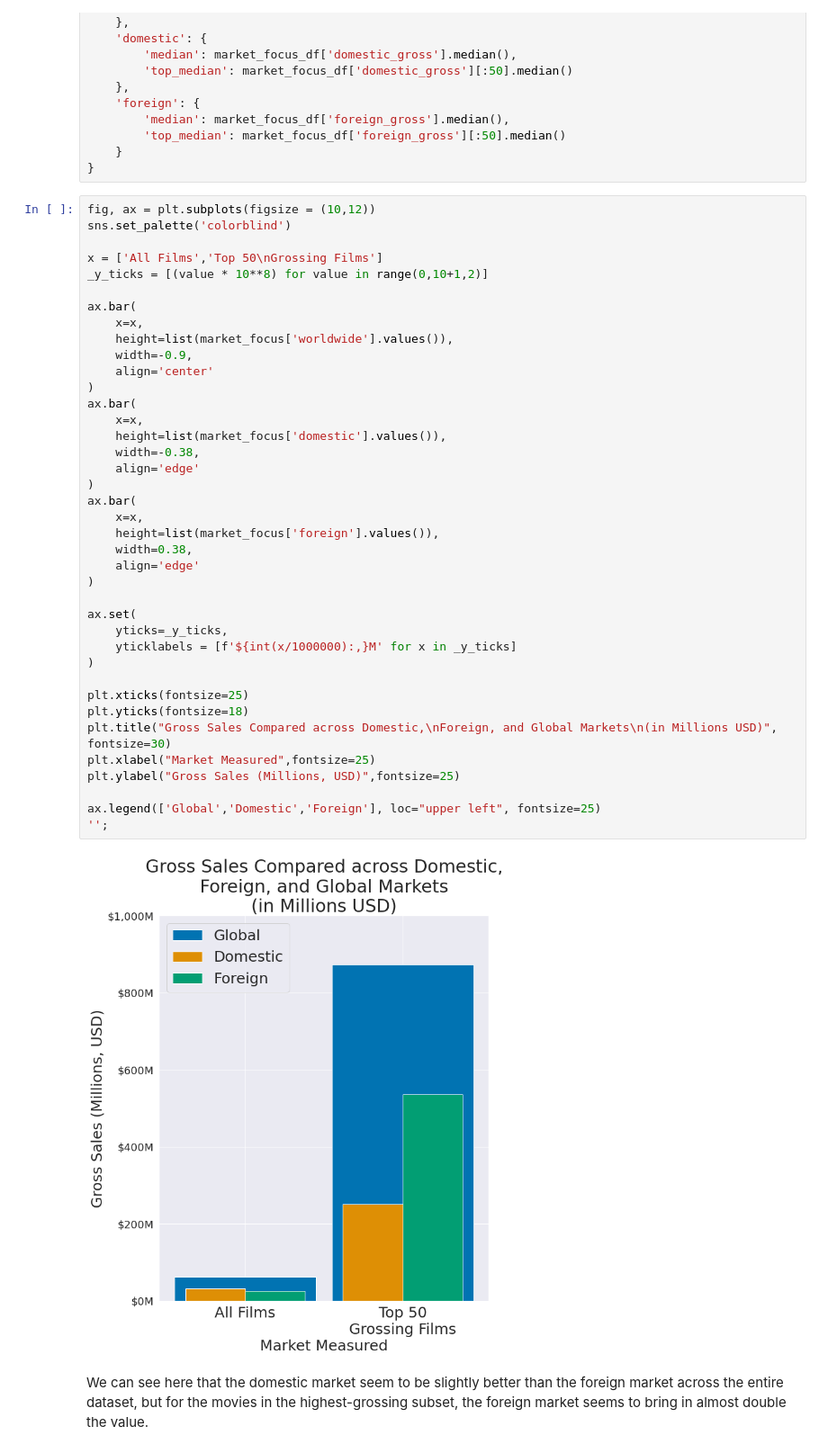
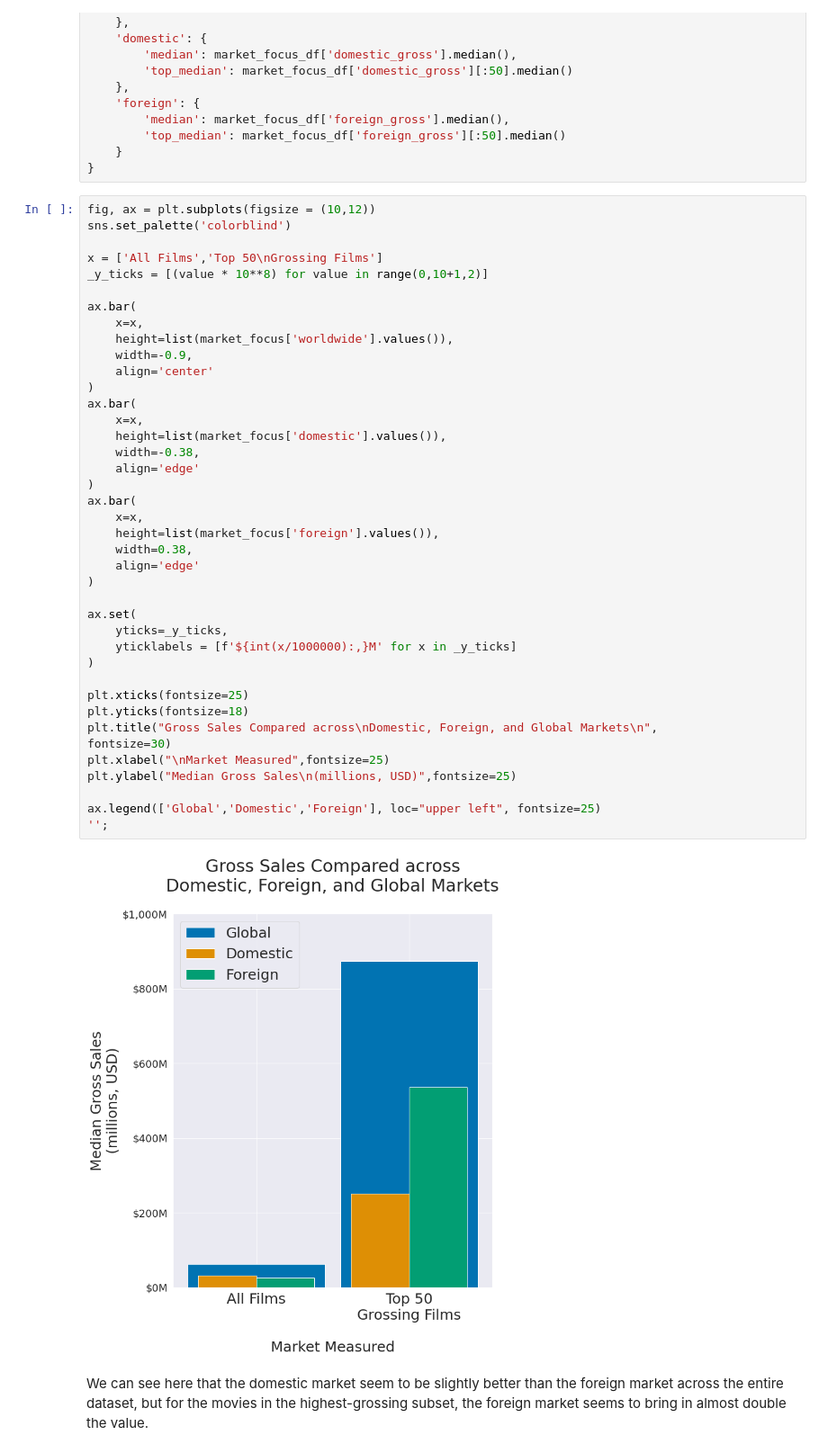
Before and after one commit to ParkedHampster/MS_Studios-Phase_1, a Jupyter notebook: microsoft_movie_studio_investigation.ipynb, the cells around one changed output. Shown at 90% size. Saved outputs shown, nothing was run; the diff lists cells and outputs as text.

Commit message:
update graph based on recommendation update graph image

```diff
--- a/microsoft_movie_studio_investigation.ipynb
+++ b/microsoft_movie_studio_investigation.ipynb
@@ -321,37 +321,37 @@ ax.bar(
     x=x,
     height=list(market_focus['worldwide'].values()),
     width=-0.9,
     align='center'
 )
 ax.bar(
     x=x,
     height=list(market_focus['domestic'].values()),
     width=-0.38,
     align='edge'
 )
 ax.bar(
     x=x,
     height=list(market_focus['foreign'].values()),
     width=0.38,
     align='edge'
 )
 
 ax.set(
     yticks=_y_ticks,
     yticklabels = [f'${int(x/1000000):,}M' for x in _y_ticks]
 )
 
 plt.xticks(fontsize=25)
 plt.yticks(fontsize=18)
-plt.title("Gross Sales Compared across Domestic,\nForeign, and Global Markets\n(in Millions USD)",
+plt.title("Gross Sales Compared across\nDomestic, Foreign, and Global Markets\n",
 fontsize=30)
-plt.xlabel("Market Measured",fontsize=25)
-plt.ylabel("Gross Sales (Millions, USD)",fontsize=25)
+plt.xlabel("\nMarket Measured",fontsize=25)
+plt.ylabel("Median Gross Sales\n(millions, USD)",fontsize=25)
 
 ax.legend(['Global','Domestic','Foreign'], loc="upper left", fontsize=25)
 '';
 # %% [output]
-[figure, old version]
+[figure, new version]
 # %% [markdown]
 We can see here that the domestic market seem to be slightly better than the foreign market across the entire dataset, but for the movies in the highest-grossing subset, the foreign market seems to bring in almost double the value.
 # %% [markdown]
```
Also changed, not shown: 1 other file.
